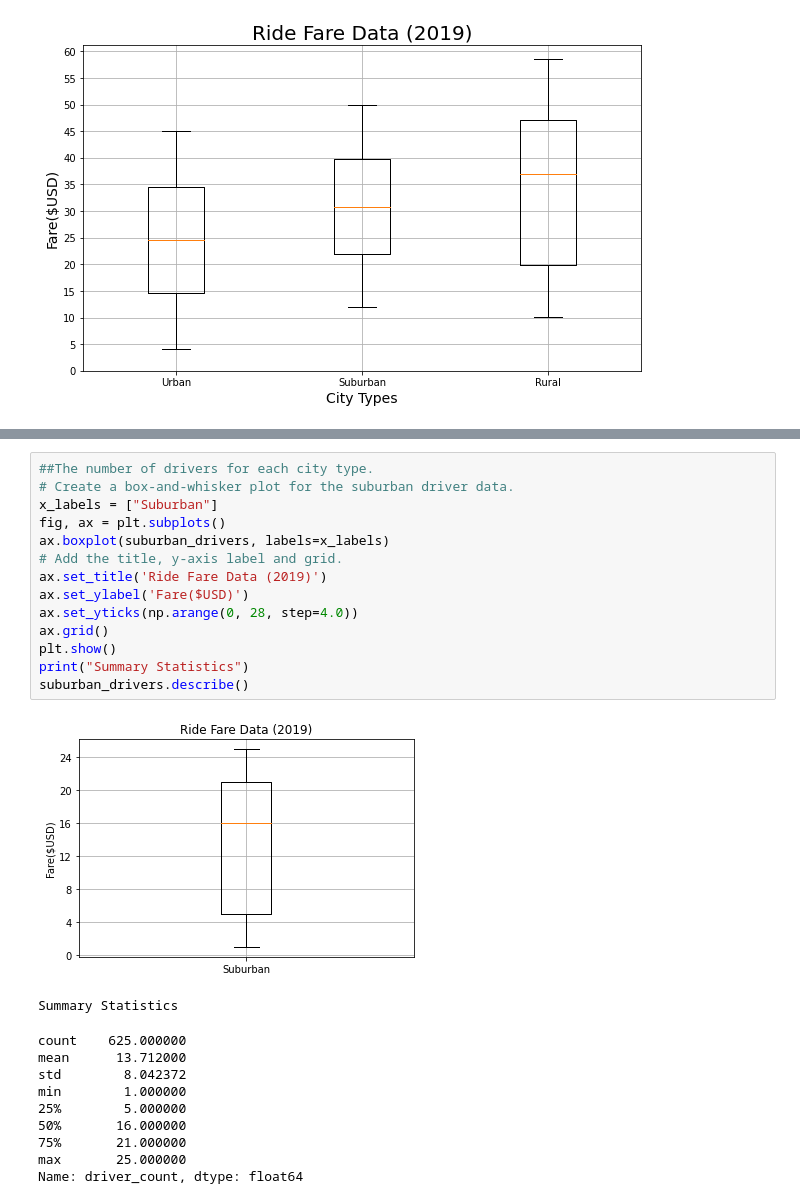
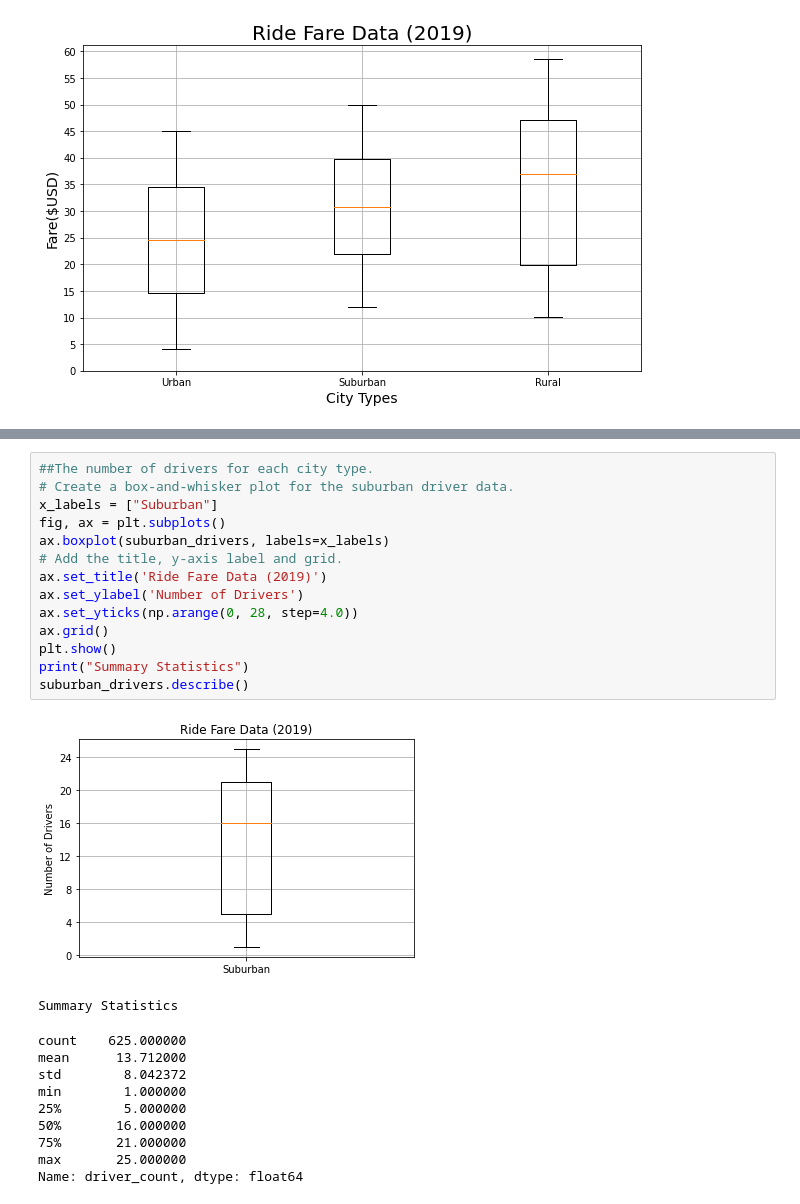
Before and after one commit to luisnewmanh/PyBer_Analysis, a Jupyter notebook: PyBer.ipynb, the cells around one changed output, grey strips where cells are left out. Drawn from its saved outputs; the diff is of its cells as text.

```diff
--- a/PyBer.ipynb
+++ b/PyBer.ipynb
@@ -692,19 +692,19 @@ Name: driver_count, dtype: float64
 # %%
 ##The number of drivers for each city type.
 # Create a box-and-whisker plot for the suburban driver data.
 x_labels = ["Suburban"]
 fig, ax = plt.subplots()
 ax.boxplot(suburban_drivers, labels=x_labels)
 # Add the title, y-axis label and grid.
 ax.set_title('Ride Fare Data (2019)')
-ax.set_ylabel('Fare($USD)')
+ax.set_ylabel('Number of Drivers')
 ax.set_yticks(np.arange(0, 28, step=4.0))
 ax.grid()
 plt.show()
 print("Summary Statistics")
 suburban_drivers.describe()
 # %% [output]
-[figure, old version]
+[figure, new version]
 Summary Statistics
 count    625.000000
 mean      13.712000
```
Also changed, not shown: parts of 8 cells of this notebook, 2 other files.
